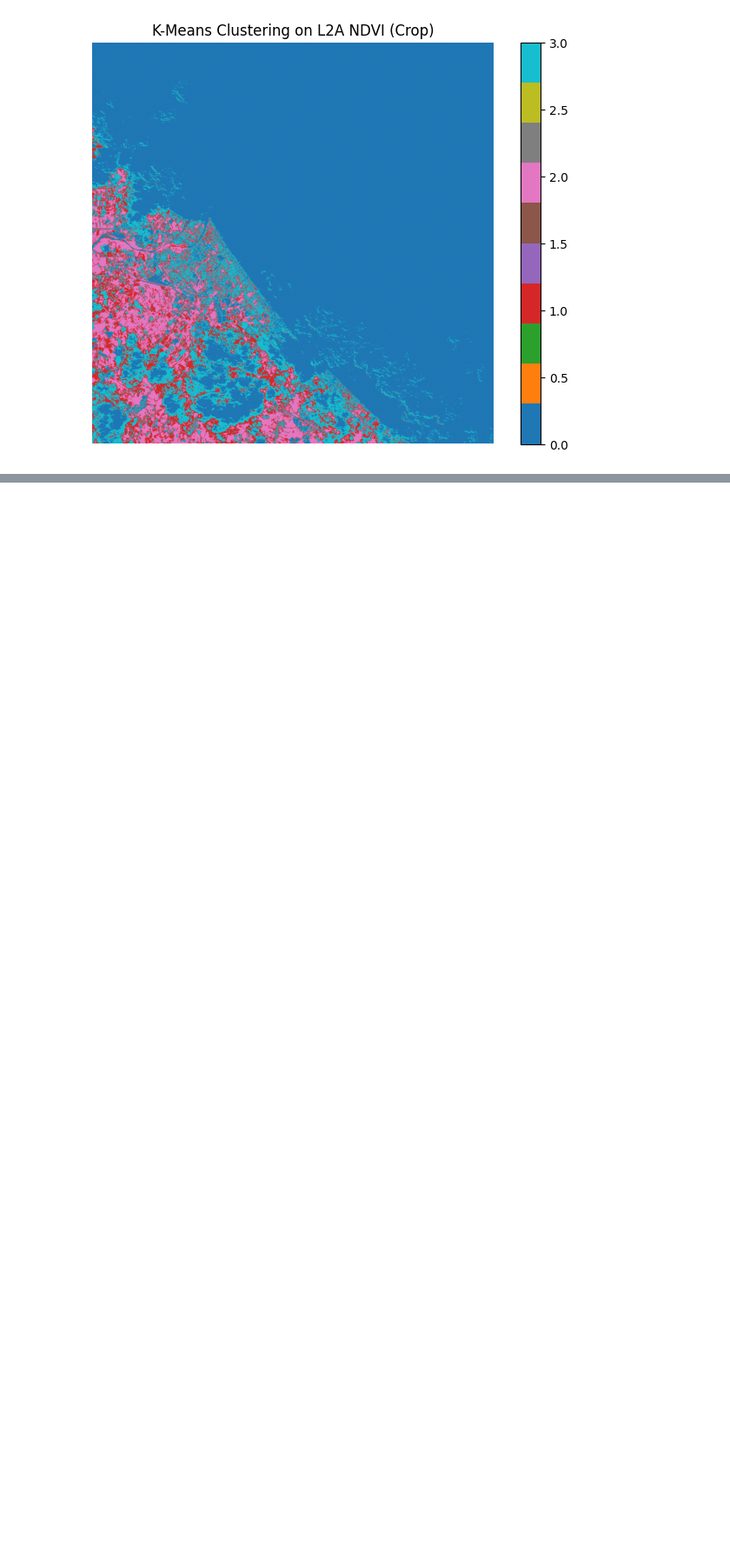
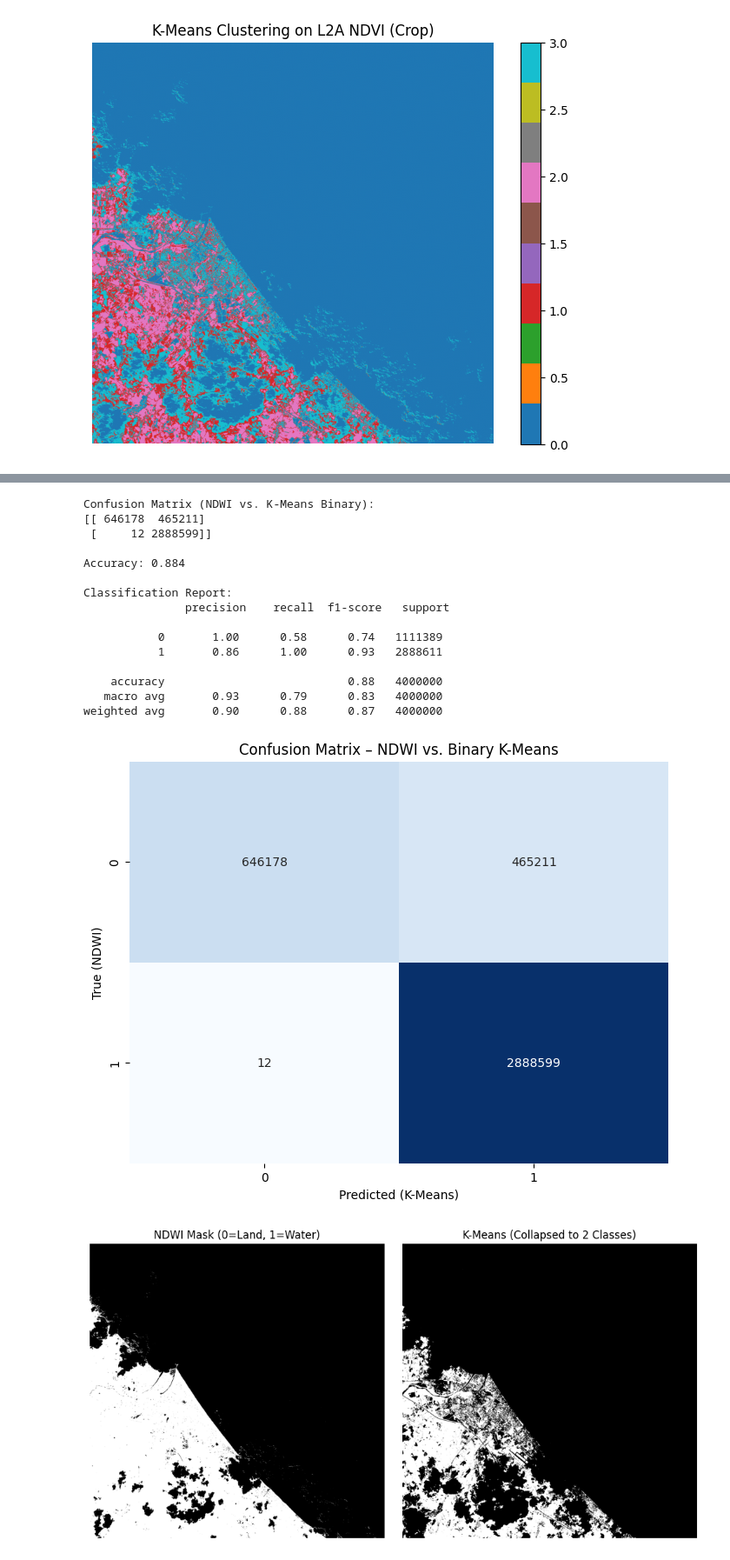
Before and after one commit to stellajiangggg/AI-proect, a Jupyter notebook: Untitlefind1.ipynb, the cells around one changed output, grey strips where cells are left out. Shown at 87% size. Drawn from its saved outputs; the diff is of its cells as text; code cells hidden in the pictures; blank space fills up the shorter version.

```diff
--- a/Untitlefind1.ipynb
+++ b/Untitlefind1.ipynb
@@ -350,0 +212,58 @@ shap.summary_plot(shap_values, X_sample, feature_names=["B02","B04","B08","NDVI"
+# %%
+# 8) COMPARE NDWI MASK TO K-MEANS (2BAND)
+# Choose which clusters are "water" in the 4-cluster result
+# Suppose 0 and 3 appear to be water
+water_cluster_ids = [0, 3]
+kmeans_binary = np.isin(labels_2band, water_cluster_ids).astype(int)
+
+# Flatten both for a confusion matrix
+ndwi_baseline = ndwi_mask.flatten()  # shape: (n_pixels,)
+kmeans_pred   = kmeans_binary.flatten()
+
+if ndwi_baseline.shape != kmeans_pred.shape:
+    print("Error: shapes do not match")
+else:
+    cm = confusion_matrix(ndwi_baseline, kmeans_pred)
+    acc = accuracy_score(ndwi_baseline, kmeans_pred)
+    rep = classification_report(ndwi_baseline, kmeans_pred)
+
+    print("Confusion Matrix (NDWI vs. K-Means Binary):")
+    print(cm)
+    print(f"\nAccuracy: {acc:.3f}")
+    print("\nClassification Report:\n", rep)
+
+    plt.figure(figsize=(8,6))
+    sns.heatmap(cm, annot=True, fmt="d", cmap="Blues", cbar=False)
+    plt.title("Confusion Matrix – NDWI vs. Binary K-Means")
+    plt.xlabel("Predicted (K-Means)")
+    plt.ylabel("True (NDWI)")
+    plt.show()
+
+    # Side-by-side visualization
+    fig, (ax1, ax2) = plt.subplots(1, 2, figsize=(10,5))
+    ax1.imshow(ndwi_mask, cmap='binary')
+    ax1.set_title("NDWI Mask (0=Land, 1=Water)")
+    ax1.axis('off')
+    ax2.imshow(kmeans_binary, cmap='binary')
+    ax2.set_title("K-Means (Collapsed to 2 Classes)")
+    ax2.axis('off')
+    plt.tight_layout()
+    plt.show()
+# %% [output]
+Confusion Matrix (NDWI vs. K-Means Binary):
+[[ 646178  465211]
+ [     12 2888599]]
+
+Accuracy: 0.884
+
+Classification Report:
+               precision    recall  f1-score   support
+
+           0       1.00      0.58      0.74   1111389
+           1       0.86      1.00      0.93   2888611
+
+    accuracy                           0.88   4000000
+   macro avg       0.93      0.79      0.83   4000000
+weighted avg       0.90      0.88      0.87   4000000
+[figure, added]
+[figure, added]
```
Also changed, not shown: parts of 17 cells of this notebook.
